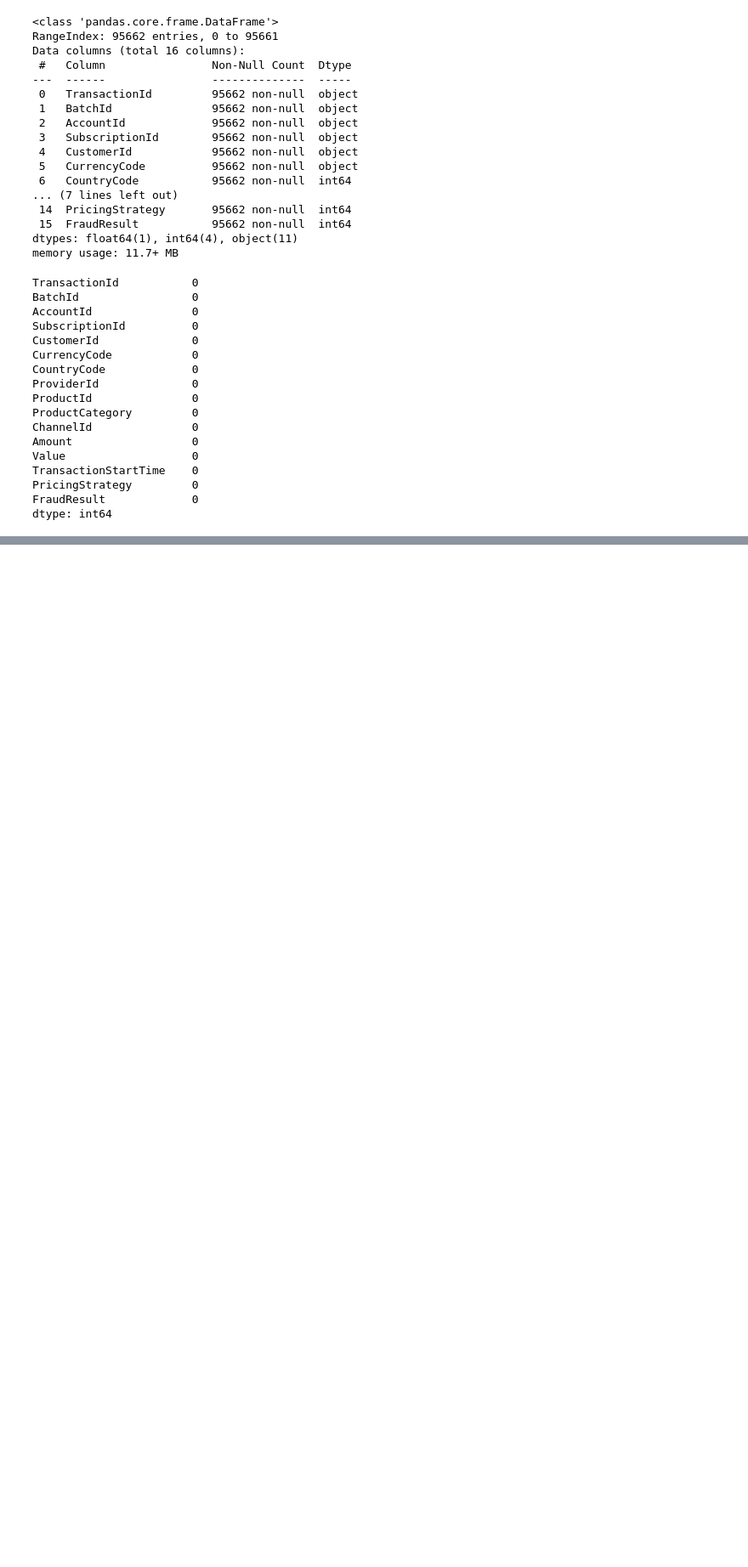
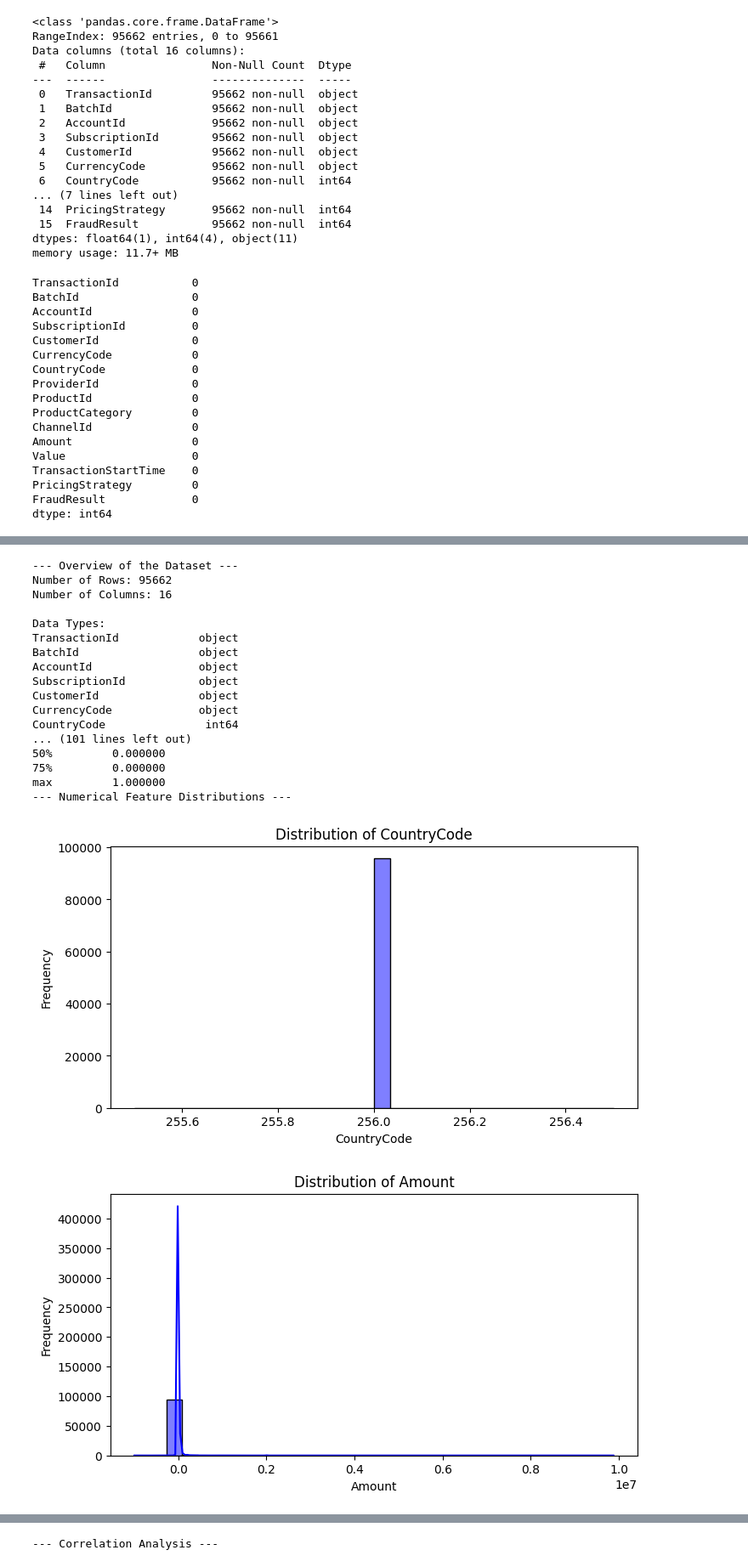
Before and after one commit to betoncloud/KAIM06, a Jupyter notebook: notebooks/task02.ipynb, the cells around one changed output, grey strips where cells are left out. Shown at 85% size. Drawn from its saved outputs; the diff is of its cells as text; code cells hidden in the pictures; blank space fills up the shorter version.

Commit message:
Adding more EDA tasks

```diff
--- a/notebooks/task02.ipynb
+++ b/notebooks/task02.ipynb
@@ -95,0 +75,31 @@ dtype: object
+# %%
+from scripts.eda import overview_of_data,summary_statistics,plot_numerical_distributions,plot_categorical_distributions,correlation_analysis,missing_values_analysis,outlier_detection
+
+# Run all tasks
+overview_of_data(df)
+summary_statistics(df)
+plot_numerical_distributions(df)
+#plot_categorical_distributions(df)
+correlation_analysis(df)
+missing_values_analysis(df)
+outlier_detection(df)
+# %% [output]
+--- Overview of the Dataset ---
+Number of Rows: 95662
+Number of Columns: 16
+
+Data Types:
+TransactionId            object
+BatchId                  object
+AccountId                object
+SubscriptionId           object
+CustomerId               object
+CurrencyCode             object
+CountryCode               int64
+... (101 lines left out)
+50%         0.000000
+75%         0.000000
+max         1.000000
+--- Numerical Feature Distributions ---
+[figure, added]
+[figure, added]
@@ -95,0 +109 @@ dtype: object
+--- Correlation Analysis ---
```
Also changed, not shown: parts of 6 cells of this notebook, 1 other file.
